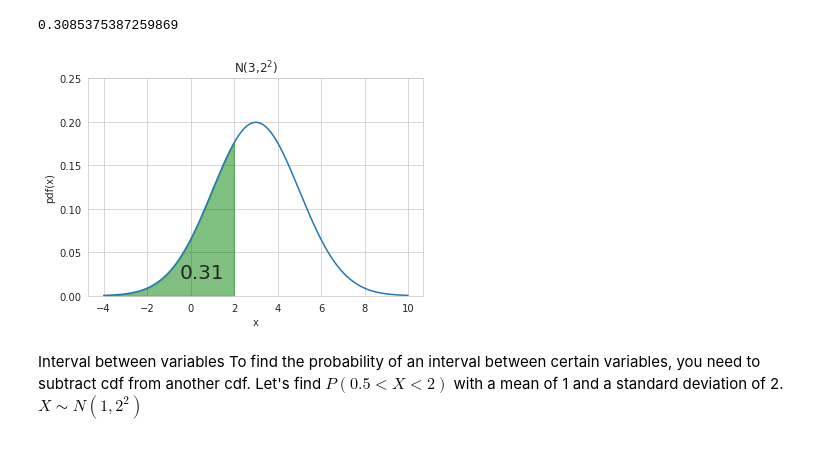
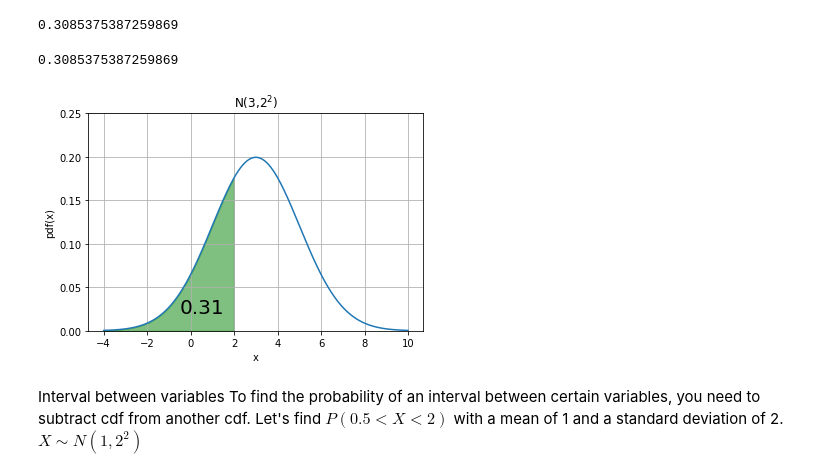
Before and after one commit to JoDeMiro/Statistics, a Jupyter notebook: Python_Statistics_01.ipynb, the cells around one changed output. Cells and saved outputs as stored; diff of their text form; code cells hidden in the pictures.

```diff
--- a/Python_Statistics_01.ipynb
+++ b/Python_Statistics_01.ipynb
@@ -555,23 +1222,28 @@ print(lessthan2)
 # %% [output]
 0.3085375387259869
 # %%
+
+kisebb_mint = stats.norm.cdf(x=2, loc=3, scale=2)
+print(kisebb_mint)
+
 fig, ax = plt.subplots()
 # for distribution curve
 x= np.arange(-4,10,0.001)
-ax.plot(x, norm.pdf(x,loc=3,scale=2))
+ax.plot(x, stats.norm.pdf(x,loc=3,scale=2))
 ax.set_title("N(3,$2^2$)")
 ax.set_xlabel('x')
 ax.set_ylabel('pdf(x)')
 ax.grid(True)
 # for fill_between
 px=np.arange(-4,2,0.01)
 ax.set_ylim(0,0.25)
-ax.fill_between(px,norm.pdf(px,loc=3,scale=2),alpha=0.5, color='g')
+ax.fill_between(px,stats.norm.pdf(px,loc=3,scale=2),alpha=0.5, color='g')
 # for text
-ax.text(-0.5,0.02,round(lessthan2,2), fontsize=20)
+ax.text(-0.5,0.02,round(kisebb_mint,2), fontsize=20)
 plt.show()
 # %% [output]
+0.3085375387259869
-[figure, old version]
+[figure, new version]
 # %% [markdown]
 Interval between variables
 To find the probability of an interval between certain variables, you need to subtract cdf from another cdf. Let's find $P(0.5 < X < 2)$ with a mean of 1 and a standard deviation of 2. $X \sim N(1,2^{2})$
```
Also changed, not shown: parts of 67 cells of this notebook.
